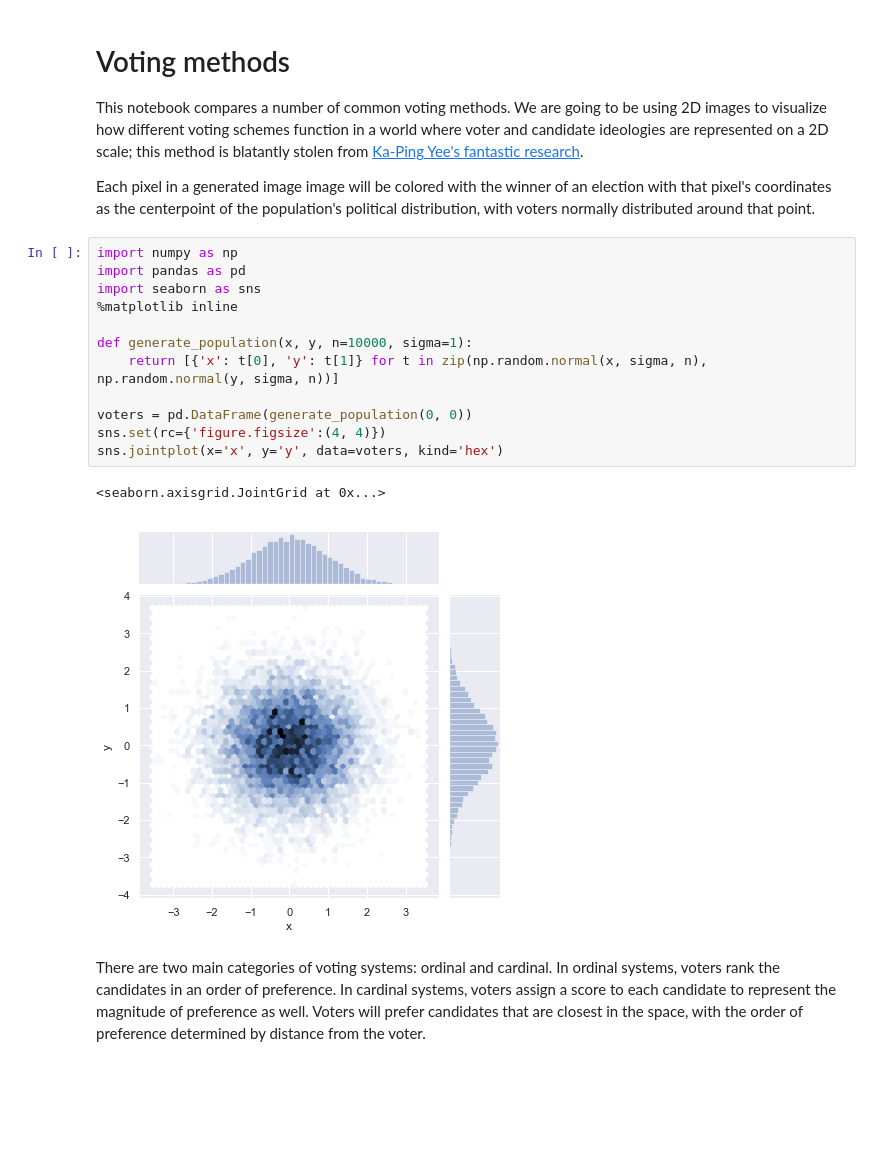
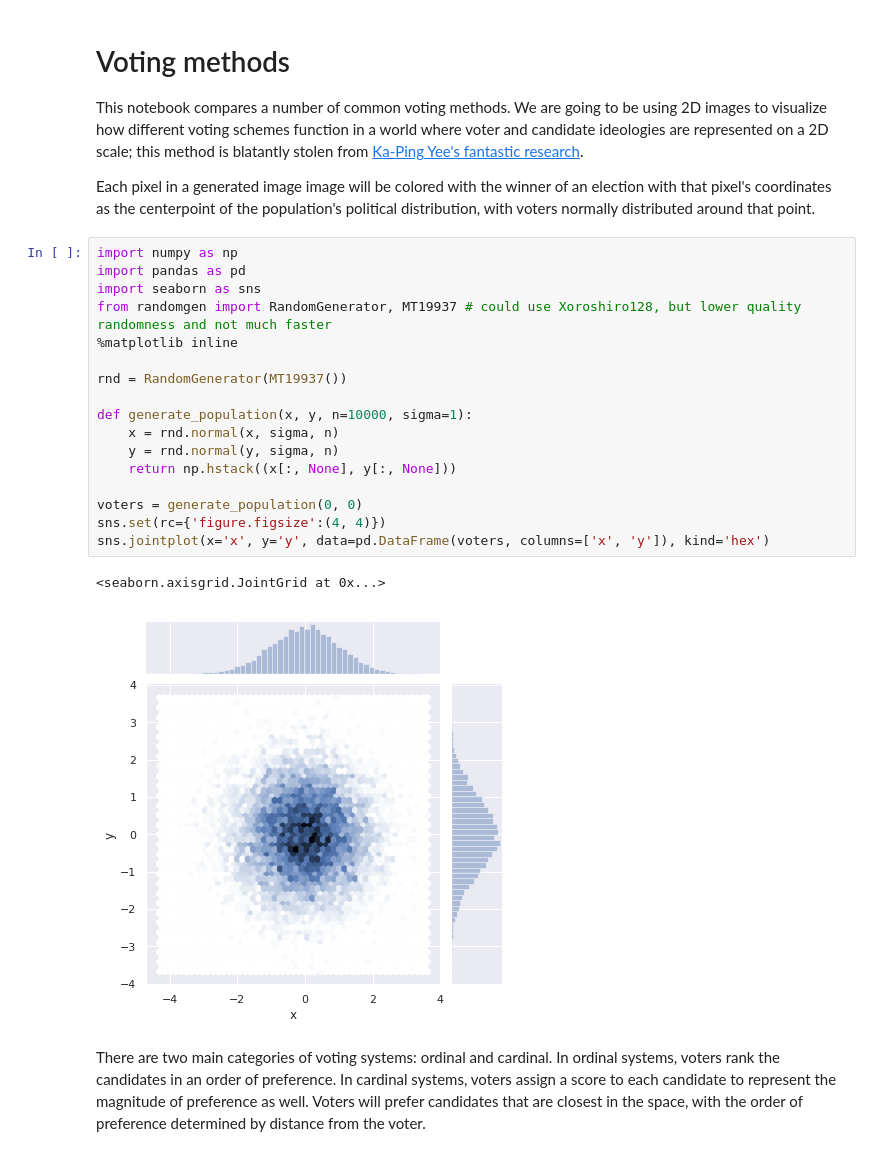
Before and after one commit to atvaccaro/politics, a Jupyter notebook: voting.ipynb, the cells around one changed output. Drawn from its saved outputs; the diff is of its cells as text; blank space fills up the shorter version.

```diff
--- a/voting.ipynb
+++ b/voting.ipynb
@@ -7,18 +7,23 @@ Each pixel in a generated image image will be colored with the winner of an elec
 # %%
 import numpy as np
 import pandas as pd
 import seaborn as sns
+from randomgen import RandomGenerator, MT19937 # could use Xoroshiro128, but lower quality randomness and not much faster
 %matplotlib inline
 
+rnd = RandomGenerator(MT19937())
+
 def generate_population(x, y, n=10000, sigma=1):
-    return [{'x': t[0], 'y': t[1]} for t in zip(np.random.normal(x, sigma, n), np.random.normal(y, sigma, n))]
+    x = rnd.normal(x, sigma, n)
+    y = rnd.normal(y, sigma, n)
+    return np.hstack((x[:, None], y[:, None]))
 
-voters = pd.DataFrame(generate_population(0, 0))
+voters = generate_population(0, 0)
 sns.set(rc={'figure.figsize':(4, 4)})
-sns.jointplot(x='x', y='y', data=voters, kind='hex')
+sns.jointplot(x='x', y='y', data=pd.DataFrame(voters, columns=['x', 'y']), kind='hex')
 # %% [output]
 <seaborn.axisgrid.JointGrid at 0x...>
-[figure, old version]
+[figure, new version]
 # %% [markdown]
 There are two main categories of voting systems: ordinal and cardinal. In ordinal systems, voters rank the candidates in an order of preference. In cardinal systems, voters assign a score to each candidate to represent the magnitude of preference as well. Voters will prefer candidates that are closest in the space, with the order of preference determined by distance from the voter.
 # %%
```
Also changed, not shown: parts of 1 cell of this notebook.
